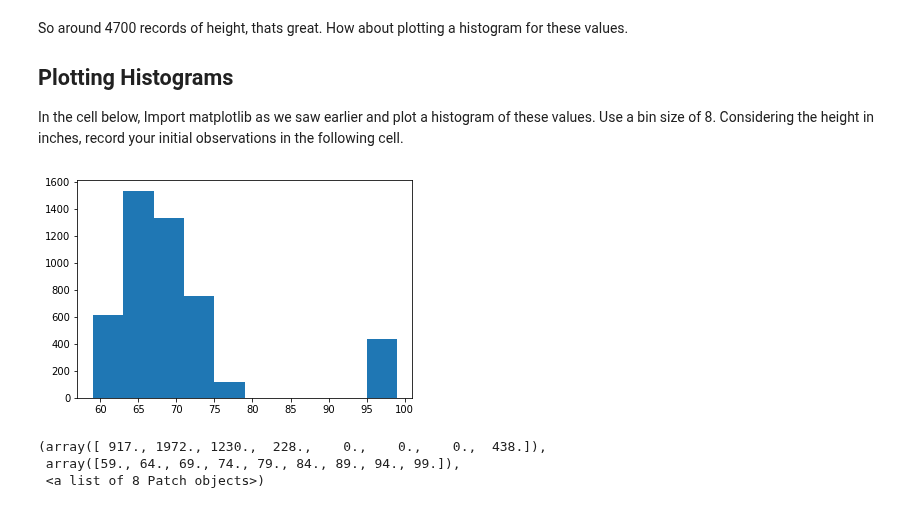
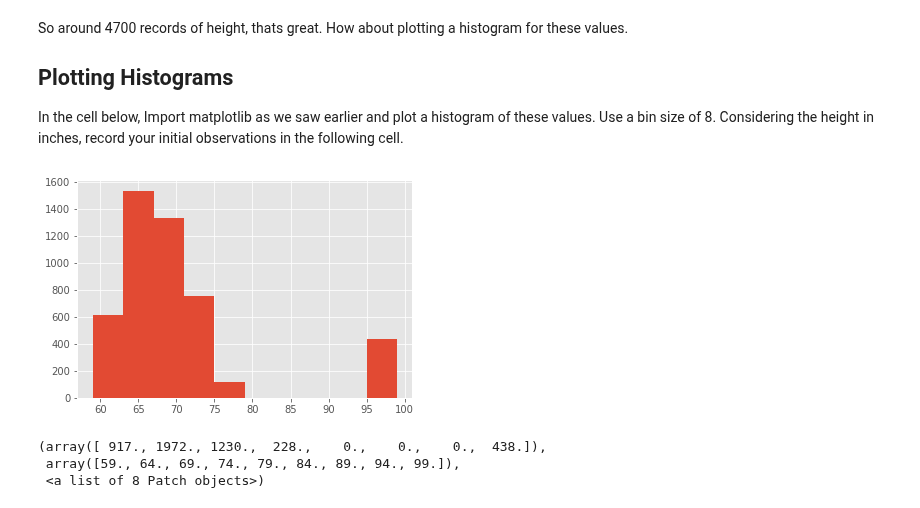
Before and after one commit to bronwencc/dsc-1-02-17-implementing-statistics-with-functions-lab-online-ds-sp-000, a Jupyter notebook: index.ipynb, the cells around one changed output. Drawn from its saved outputs; the diff is of its cells as text; code cells hidden in the pictures.

```diff
--- a/index.ipynb
+++ b/index.ipynb
@@ -42,13 +42,14 @@ In the cell below, Import matplotlib as we saw earlier and plot a histogram of t
 # %%
 # Import matplotlib and plot histogram for height data
 import matplotlib.pyplot as plt
 %matplotlib inline
 
+plt.style.use('ggplot')
 plt.figure(figsize=(6,4))
 plt.hist(height)
 plt.show()
 # %% [output]
-[figure, old version]
+[figure, new version]
 # %%
 # Expected output below
 # %% [output]
```
